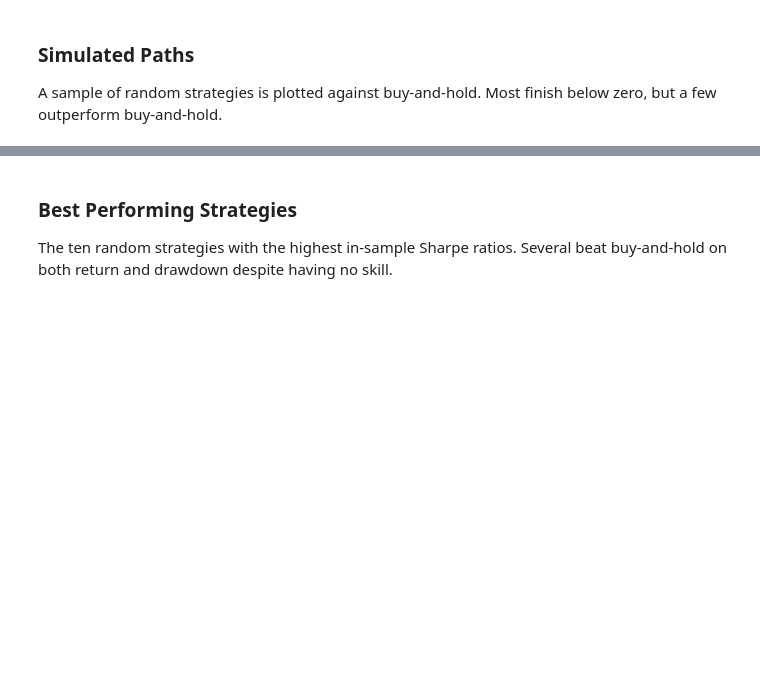
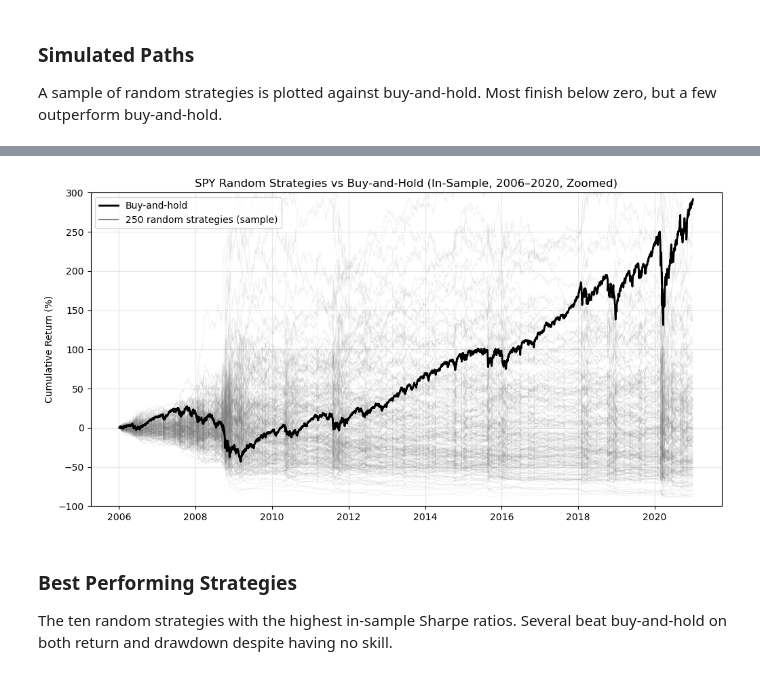
Before and after one commit to coltondonaldson/Undergraduate-Research---False-Discoveries-in-Backtested-Trading-Strategies, a Jupyter notebook: notebooks/02_strategy_grid.ipynb, the cells around one changed output, grey strips where cells are left out. Cells and saved outputs as stored; diff of their text form; code cells hidden in the pictures; blank space fills up the shorter version.

```diff
--- a/notebooks/02_strategy_grid.ipynb
+++ b/notebooks/02_strategy_grid.ipynb
@@ -217,3 +209,18 @@ plt.show()
+# %%
+# Plotting the sample of 250 random strategies against buy-and-hold (zoomed in)
+plt.figure(figsize=(12, 6))
+for name, returns in sample_returns.items():
+    plt.plot(cumulative_return(returns), color='grey', alpha=0.1, linewidth=0.5)
+plt.plot(cumulative_return(SPY_bh_returns), color='black', linewidth=2, label='Buy-and-hold')
+plt.plot([], [], color='grey', label=f'{len(sample_returns)} random strategies (sample)')
+plt.title(f'{ticker} Random Strategies vs Buy-and-Hold (In-Sample, 2006–2020, Zoomed)')
+plt.ylabel('Cumulative Return (%)')
+plt.legend()
+plt.ylim(-100, 300)
+plt.grid(True, alpha=0.3)
+plt.show()
+# %% [output]
+[figure, added]
 # %% [markdown]
 ### Best Performing Strategies
 
```
Also changed, not shown: parts of 13 cells of this notebook, 3 other files.
